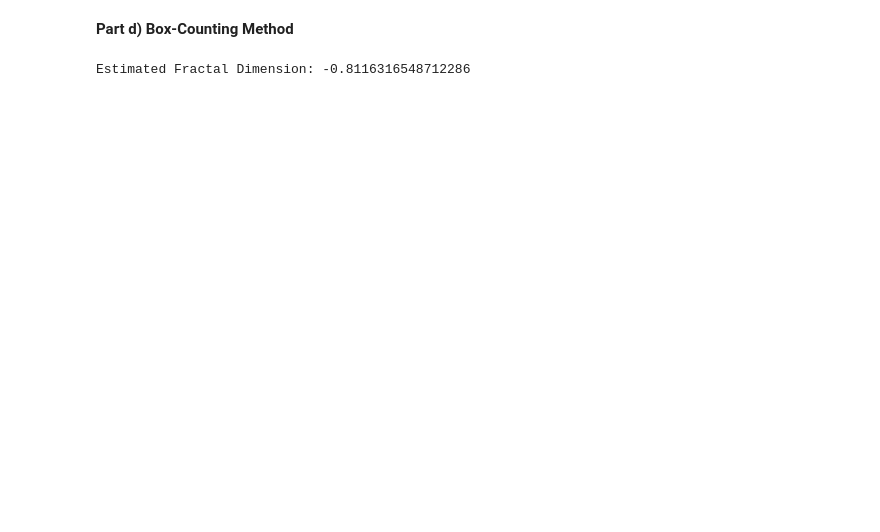
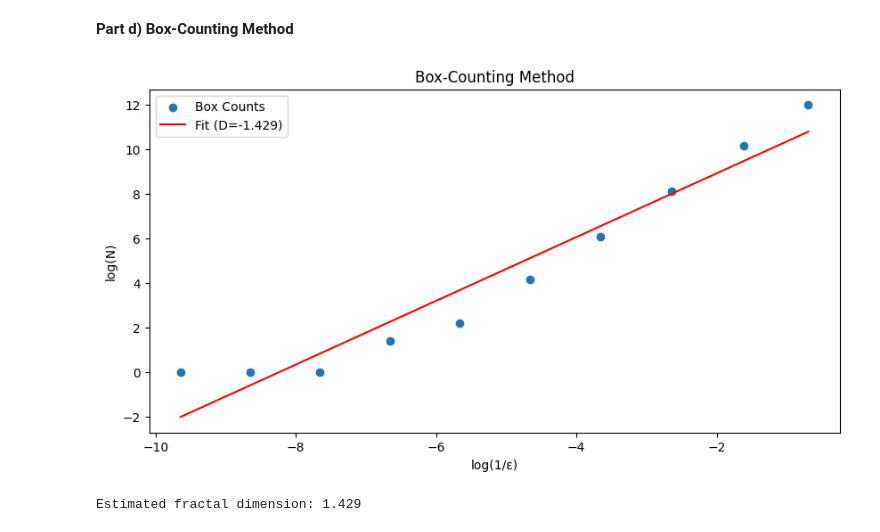
Before and after one commit to wcmelby/129L_ProblemSet_4, a Jupyter notebook: Question_2/Question2.ipynb, the cells around one changed output. Saved outputs shown, nothing was run; the diff lists cells and outputs as text; code cells hidden in the pictures; blank space fills up the shorter version.

```diff
--- a/Question_2/Question2.ipynb
+++ b/Question_2/Question2.ipynb
@@ -155,21 +161,69 @@ Contour Enclosed Area: 0.0001940683158596752
 **Part d) Box-Counting Method**
 # %%
 # Box-counting method to estimate fractal dimension
-def box_counting(binary_image, sizes):
-    counts = []
-    for size in sizes:
-        S = binary_image.shape[0] // size
-        grid = binary_image[:S*size, :S*size].reshape(S, size, S, size)
-        count = np.count_nonzero(grid.sum(axis=(1, 3)))
-        counts.append(count)
-    return counts
+# def box_counting(binary_image, sizes):
+#     counts = []
+#     for size in sizes:
+#         S = binary_image.shape[0] // size
+#         grid = binary_image[:S*size, :S*size].reshape(S, size, S, size)
+#         count = np.count_nonzero(grid.sum(axis=(1, 3)))
+#         counts.append(count)
+#     return counts
 
-sizes = np.logspace(1, np.log2(width//4), num=10, base=2, dtype=int)
-binary_image = julia_set > (max_iter * 0.9)
-counts = box_counting(binary_image, sizes)
+# sizes = np.logspace(1, np.log2(width//4), num=10, base=2, dtype=int)
+# binary_image = julia_set > (max_iter * 0.9)
+# counts = box_counting(binary_image, sizes)
 
-coeffs = np.polyfit(np.log(1 / sizes), np.log(counts), 1)
-frac_dim = -coeffs[0]
-print(f"Estimated Fractal Dimension: {frac_dim}")
+# coeffs = np.polyfit(np.log(1 / sizes), np.log(counts), 1)
+# frac_dim = -coeffs[0]
+# print(f"Estimated Fractal Dimension: {frac_dim}")
-# %% [output]
-Estimated Fractal Dimension: -0.8116316548712286
+# %%
+# Convert to binary: 1 for points inside the set, 0 for escapees
+binary_julia = julia_set < max_iter
+
+# Function to compute box-counting dimension
+def box_counting(binary_image):
+    sizes = np.logspace(1, np.log2(min(width, height)) / np.log(2), num=10, base=2, dtype=int)
+    counts = []
+
+    for size in sizes:
+        num_boxes = np.ceil(width / size) * np.ceil(height / size)
+        covered = 0
+
+        for i in range(0, width, size):
+            for j in range(0, height, size):
+                if np.any(binary_image[i:i+size, j:j+size]):
+                    covered += 1
+
+        counts.append(covered)
+
+    log_sizes = np.log(1 / sizes)
+    log_counts = np.log(counts)
+
+    # Fit line to log-log plot
+    def linear_fit(x, a, b):
+        return a * x + b
+
+    popt, _ = curve_fit(linear_fit, log_sizes, log_counts)
+    fractal_dim = -popt[0]
+
+    return fractal_dim, log_sizes, log_counts
+
+# Compute fractal dimension
+fractal_dim, log_sizes, log_counts = box_counting(binary_julia)
+
+# Plot results
+plt.figure(figsize=(10, 5))
+plt.scatter(log_sizes, log_counts, label="Box Counts")
+plt.plot(log_sizes, np.poly1d(np.polyfit(log_sizes, log_counts, 1))(log_sizes), 'r-', label=f"Fit (D={fractal_dim:.3f})")
+plt.xlabel("log(1/ε)")
+plt.ylabel("log(N)")
+plt.title("Box-Counting Method")
+plt.legend()
+# plt.savefig('julia_set_box_counting.png')
+plt.show()
+
+print(f"Estimated fractal dimension: {np.abs(fractal_dim):.3f}")
+# %% [output]
+[figure, added]
+Estimated fractal dimension: 1.429
```
Also changed, not shown: parts of 4 cells of this notebook, 7 other files.
